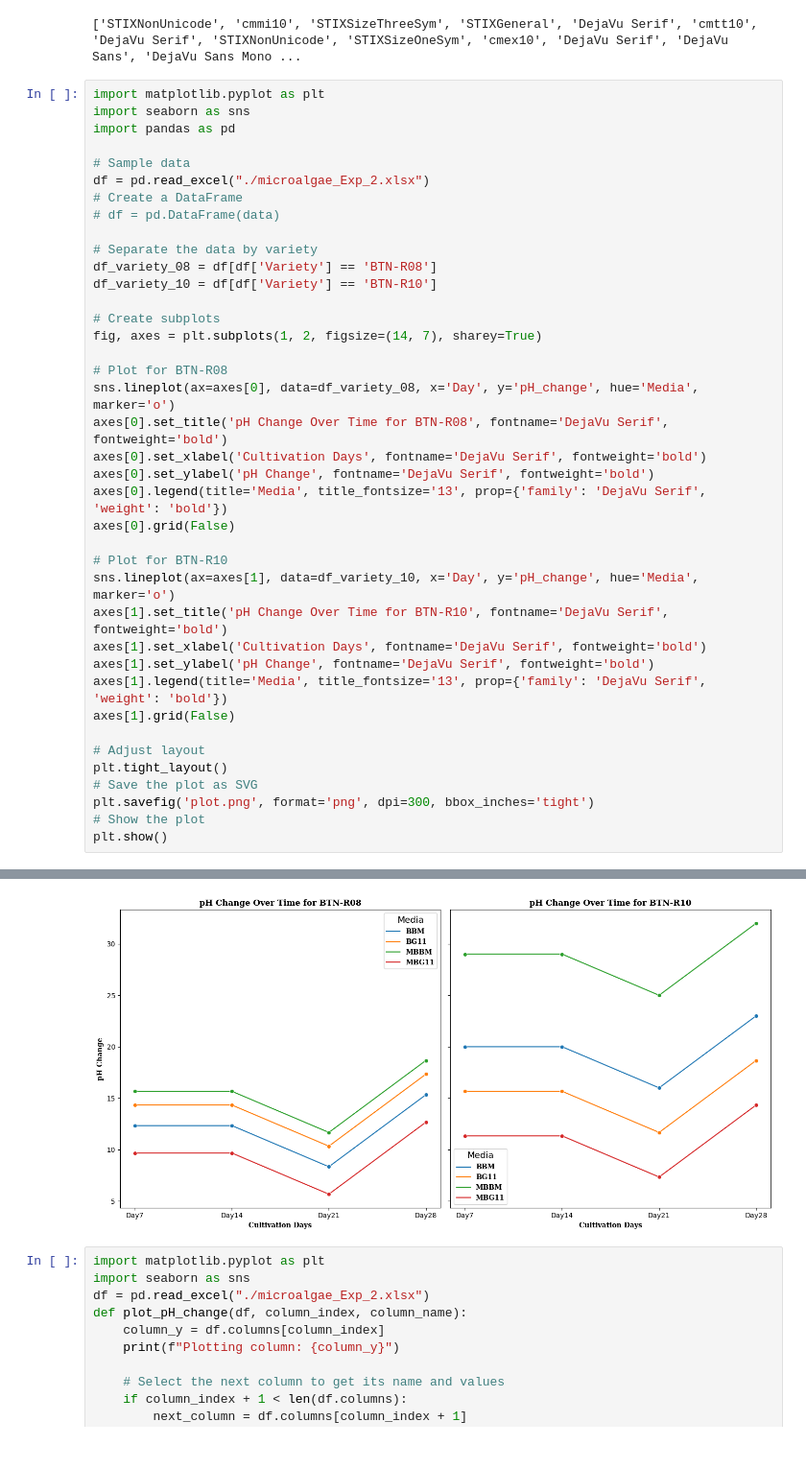
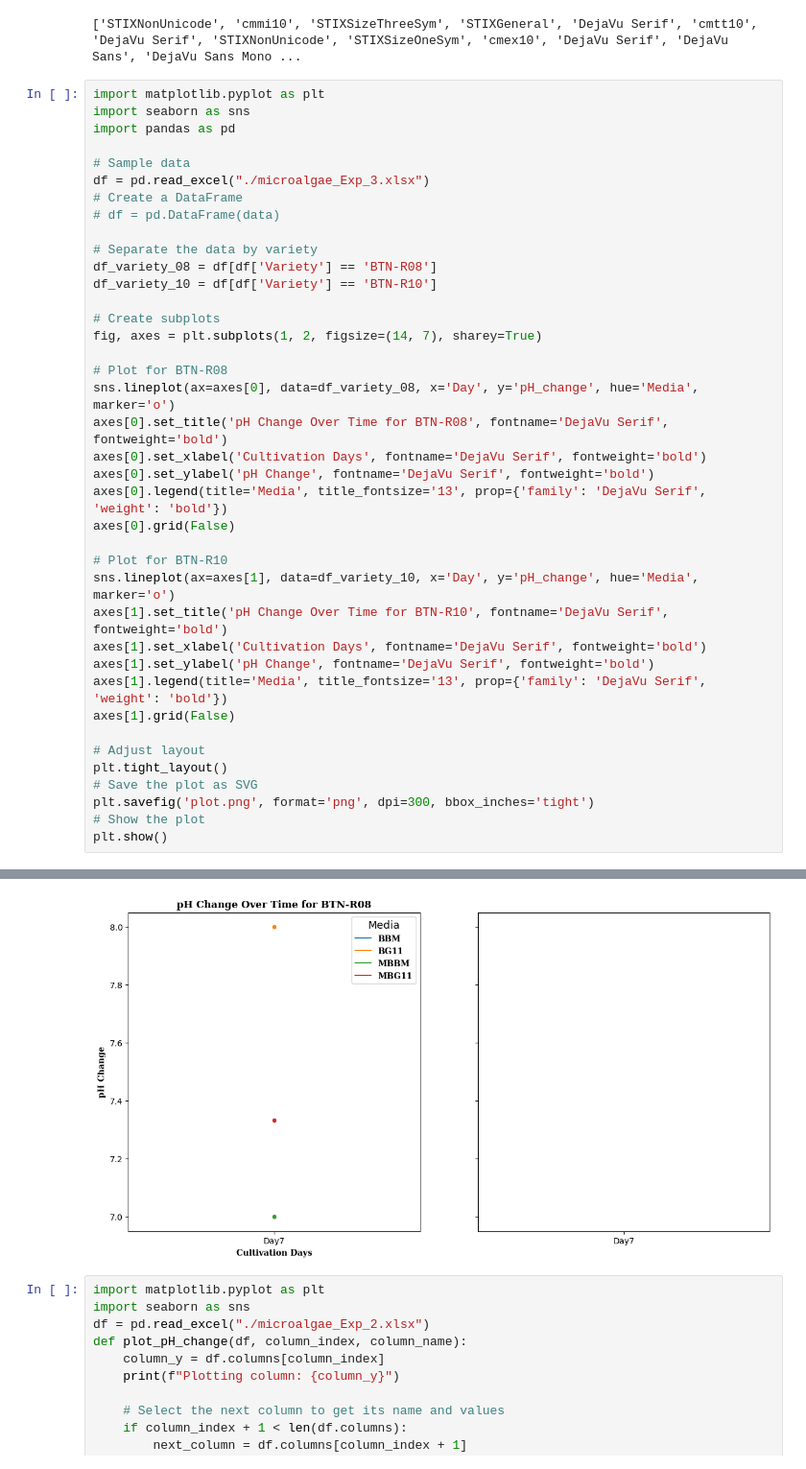
Before and after one commit to MuhammadRehanKhalid/Data_Science_AI, a Jupyter notebook: Algae_thesis_HR Data/Microalgae_Sample_Data.ipynb, the cells around one changed output, grey strips where cells are left out. Shown: that part at 96% size. Cells and saved outputs as stored; diff of their text form.

```diff
--- a/Algae_thesis_HR Data/Microalgae_Sample_Data.ipynb
+++ b/Algae_thesis_HR Data/Microalgae_Sample_Data.ipynb
@@ -11,7 +11,7 @@ import seaborn as sns
 import pandas as pd
 
 # Sample data
-df = pd.read_excel("./microalgae_Exp_2.xlsx")
+df = pd.read_excel("./microalgae_Exp_3.xlsx")
 # Create a DataFrame
 # df = pd.DataFrame(data)
 
@@ -48,4 +49,4 @@ plt.show()
-[figure, old version]
+[figure, new version]
 # %%
 import matplotlib.pyplot as plt
 import seaborn as sns
```
Also changed, not shown: parts of 2 cells of this notebook, 2 other files.
